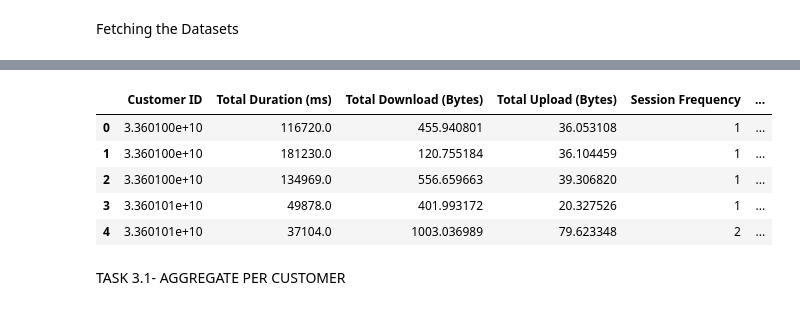
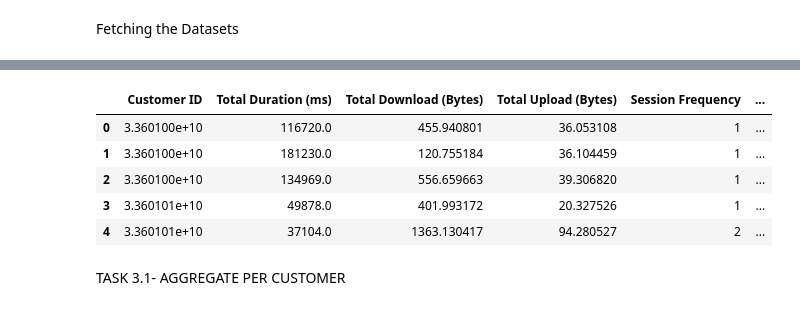
Before and after one commit to BlenSeleshi/Week2, a Jupyter notebook: notebooks/Task_3.ipynb, the cells around one changed output, grey strips where cells are left out. Cells and saved outputs as stored; diff of their text form; code cells hidden in the pictures.

```diff
--- a/notebooks/Task_3.ipynb
+++ b/notebooks/Task_3.ipynb
@@ -28,14 +28,14 @@ df.head()
 # %%
-df_aggregated = pd.read_csv('aggregated_data.csv')
+df_aggregated = pd.read_csv('engagement_data.csv')
 
 df_aggregated.head()
 # %% [output]
 |  | Customer ID | Total Duration (ms) | Total Download (Bytes) | Total Upload (Bytes) | Session Frequency | ... |
 | 0 | 3.360100e+10 | 116720.0 | 455.940801 | 36.053108 | 1 | ... |
 | 1 | 3.360100e+10 | 181230.0 | 120.755184 | 36.104459 | 1 | ... |
 | 2 | 3.360100e+10 | 134969.0 | 556.659663 | 39.306820 | 1 | ... |
 | 3 | 3.360101e+10 | 49878.0 | 401.993172 | 20.327526 | 1 | ... |
-| 4 | 3.360101e+10 | 37104.0 | 1003.036989 | 79.623348 | 2 | ... |
+| 4 | 3.360101e+10 | 37104.0 | 1363.130417 | 94.280527 | 2 | ... |
 # %% [markdown]
 TASK 3.1- AGGREGATE PER CUSTOMER
 # %%
```
Also changed, not shown: parts of 10 cells of this notebook, 4 other files.
